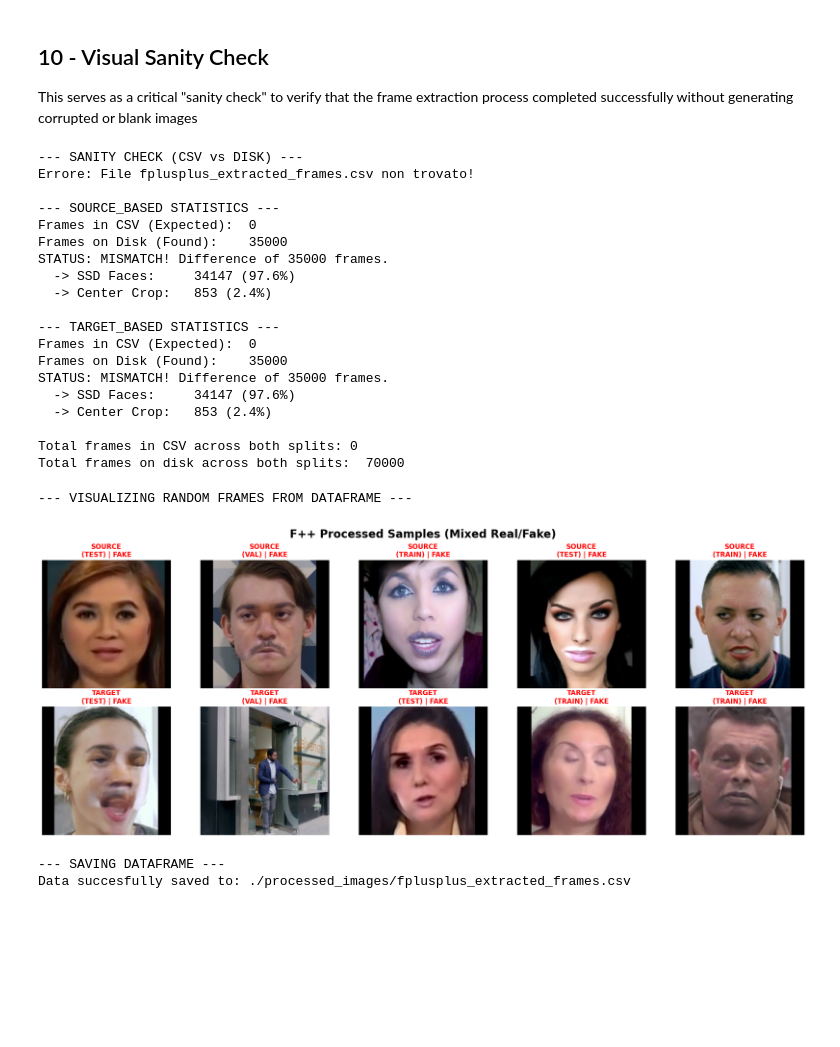
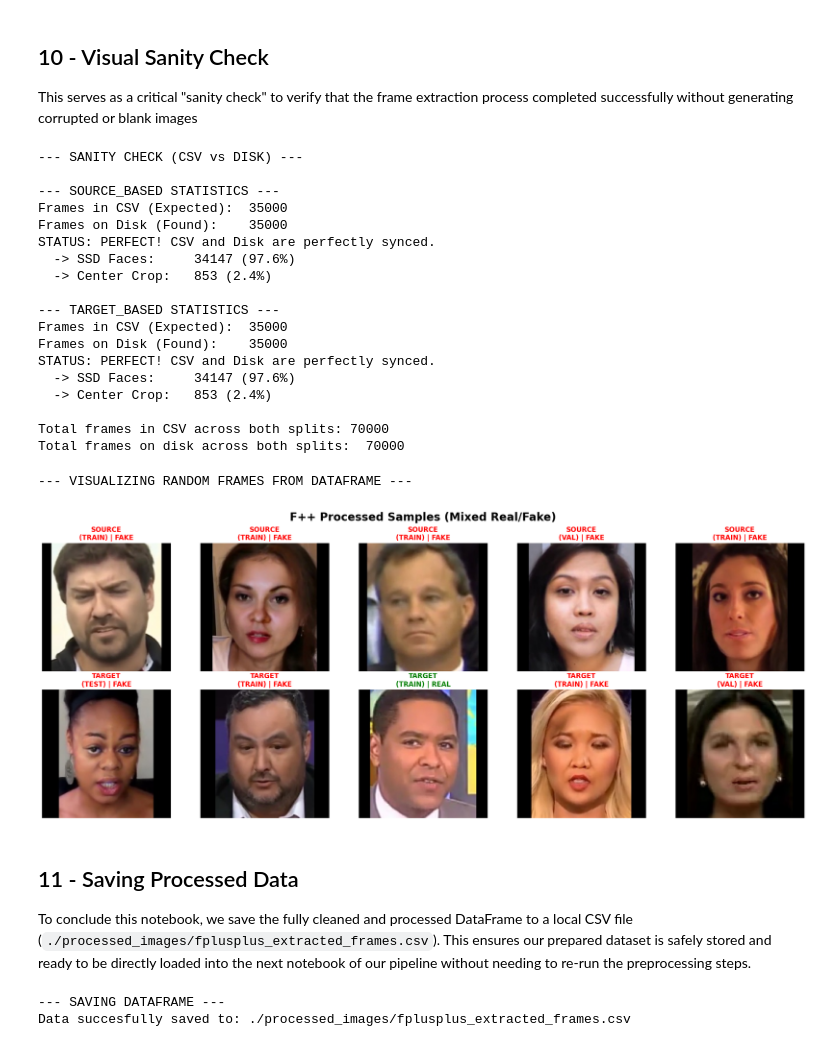
Before and after one commit to luciapola04/internship-deepfake-forensic, a Jupyter notebook: deepfake-forensics-pipeline/02_data_split_and_extraction_f++.ipynb, the cells around one changed output. Drawn from its saved outputs; the diff is of its cells as text; code cells hidden in the pictures; blank space fills up the shorter version.

```diff
--- a/deepfake-forensics-pipeline/02_data_split_and_extraction_f++.ipynb
+++ b/deepfake-forensics-pipeline/02_data_split_and_extraction_f++.ipynb
@@ -229,6 +229,6 @@ To prepare the dataset and maximize temporal variance, we extract **5 equidistan
 # %%
 # CONFIGURATION
-base_root = "F++_Split"
+base_root = "F++_Split_Intra"
 dir_src = "source_based"
 dir_trg = "target_based"
 fpv = 5
@@ -397,11 +397,9 @@ Data saved successfully under the 'F++_Split/' directory.
 # %%
-base_root = "F++_Split"
+base_root = "F++_Split_Intra"
 csv_data = []
 
 print("Scanning folders...")
 
-# Search for all .jpg or .png files within the F++_Split folder and its subdirectories
-# Note: You can use a list or a more specific pattern if you have mixed extensions
 pattern = os.path.join(base_root, "**", "*.jpg")
 
 for file_path in glob.glob(pattern, recursive=True):
@@ -519,18 +449,12 @@ Total frames on disk across both splits:      70000
 
 This serves as a critical "sanity check" to verify that the frame extraction process completed successfully without generating corrupted or blank images
 # %%
-base_root = "F++_Split"
-csv_path = "fplusplus_extracted_frames.csv"
+base_root = "F++_Split_Intra"
 
 print("--- SANITY CHECK (CSV vs DISK) ---")
 
-try:
-    df = pd.read_csv(csv_path)
-    expected_src = len(df[df['method'] == 'source_based'])
-    expected_trg = len(df[df['method'] == 'target_based'])
-except FileNotFoundError:
-    print(f"Errore: File {csv_path} non trovato!")
-    expected_src, expected_trg = 0, 0
+expected_src = len(df_frames[df_frames['method'] == 'source_based'])
+expected_trg = len(df_frames[df_frames['method'] == 'target_based'])
 
 def count_frames_and_methods(base_dir):
     if not os.path.exists(base_dir):
@@ -575,23 +499,22 @@ print(f"\nTotal frames in CSV across both splits: {expected_src + expected_trg}"
 print(f"Total frames on disk across both splits:  {actual_src + actual_trg}")
 # %% [output]
 --- SANITY CHECK (CSV vs DISK) ---
-Errore: File fplusplus_extracted_frames.csv non trovato!
 
 --- SOURCE_BASED STATISTICS ---
-Frames in CSV (Expected):  0
+Frames in CSV (Expected):  35000
 Frames on Disk (Found):    35000
-STATUS: MISMATCH! Difference of 35000 frames.
+STATUS: PERFECT! CSV and Disk are perfectly synced.
   -> SSD Faces:     34147 (97.6%)
   -> Center Crop:   853 (2.4%)
 
 --- TARGET_BASED STATISTICS ---
-Frames in CSV (Expected):  0
+Frames in CSV (Expected):  35000
 Frames on Disk (Found):    35000
-STATUS: MISMATCH! Difference of 35000 frames.
+STATUS: PERFECT! CSV and Disk are perfectly synced.
   -> SSD Faces:     34147 (97.6%)
   -> Center Crop:   853 (2.4%)
 
-Total frames in CSV across both splits: 0
+Total frames in CSV across both splits: 70000
 Total frames on disk across both splits:  70000
 # %%
 def show_both_splits_frames_from_df(dataframe, num_images=5):
@@ -612,35 +535,39 @@ def show_both_splits_frames_from_df(dataframe, num_images=5):
     cols = 5
     rows = math.ceil(len(sample) / cols)
 
     plt.figure(figsize=(20, 4 * rows))
     plt.suptitle("F++ Processed Samples (Mixed Real/Fake)", fontsize=20, fontweight='bold')
 
     for i, row in enumerate(sample):
         plt.subplot(rows, cols, i+1)
 
         img_path = row['path']
         try:
             img = Image.open(img_path)
             plt.imshow(img)
         except Exception as e:
             print(f"Immagine non trovata o illeggibile: {img_path}")
 
         plt.axis('off')
 
         label = "REAL" if row['label'] == 0 else "FAKE"
         split_type = row['method'].split('_')[0].upper()
         subset = row['split'].upper()
 
         title_color = 'green' if label == "REAL" else 'red'
         plt.title(f"{split_type}\n({subset}) | {label}", color=title_color, fontweight='bold')
 
     plt.tight_layout()
     plt.show()
 
-show_both_splits_frames_from_df(df, num_images=fpv)
+show_both_splits_frames_from_df(df_frames, num_images=fpv)
 # %% [output]
 --- VISUALIZING RANDOM FRAMES FROM DATAFRAME ---
-[figure, old version]
+[figure, new version]
+# %% [markdown]
+## 11 - Saving Processed Data
+
+To conclude this notebook, we save the fully cleaned and processed DataFrame to a local CSV file (`./processed_images/fplusplus_extracted_frames.csv`). This ensures our prepared dataset is safely stored and ready to be directly loaded into the next notebook of our pipeline without needing to re-run the preprocessing steps.
 # %%
 print("--- SAVING DATAFRAME ---")
 
```
Also changed, not shown: parts of 7 cells of this notebook, 7 other files.
